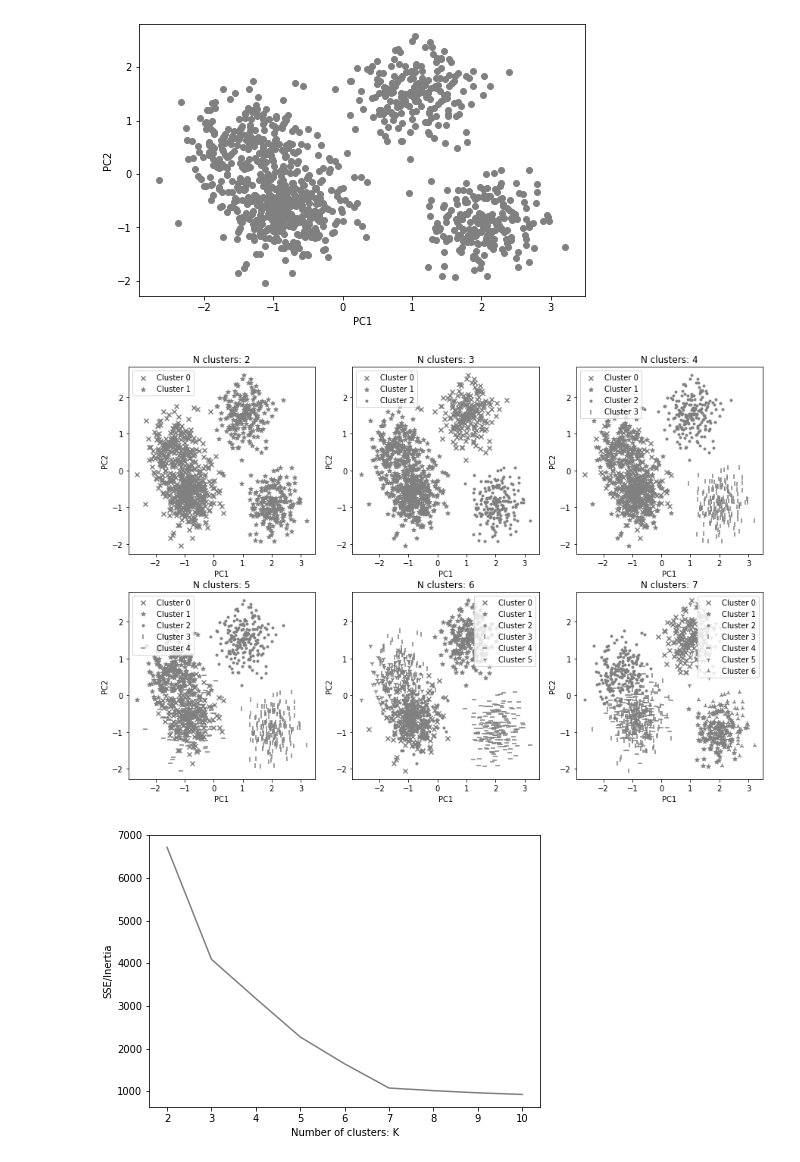
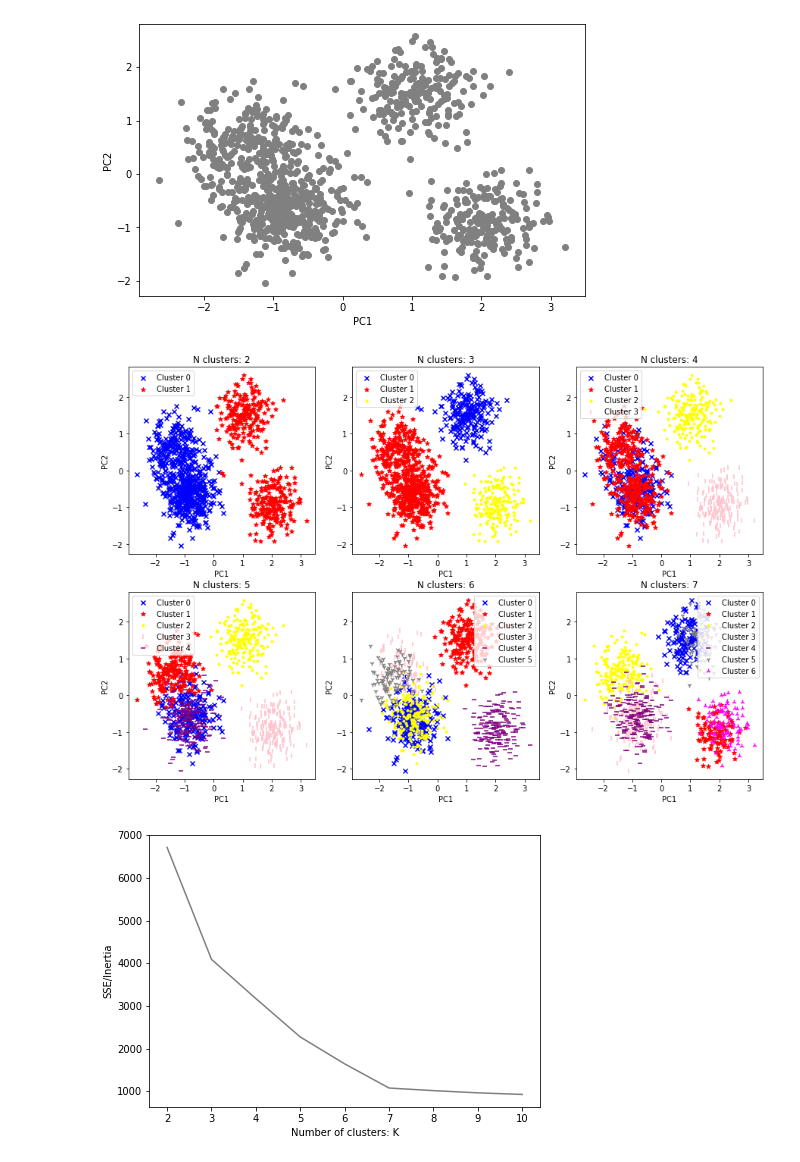
Before and after one commit to alexlopespereira/idp_competenciasdegestao, a Jupyter notebook: Notebooks/Aula3/DS_MKT_Blanchard/Aula3_Segmentacao.ipynb, the cells around one changed output. Cells and saved outputs as stored; diff of their text form; code cells hidden in the pictures.

```diff
--- a/Notebooks/Aula3/DS_MKT_Blanchard/Aula3_Segmentacao.ipynb
+++ b/Notebooks/Aula3/DS_MKT_Blanchard/Aula3_Segmentacao.ipynb
@@ -415,5 +416,4 @@ data_scaled = data0.copy()
 from sklearn.preprocessing import StandardScaler
 scaler = StandardScaler()
 
-data_scaled[cluster_cols] = scaler.fit_transform\
-                            (data0[cluster_cols])
+data_scaled[cluster_cols] = scaler.fit_transform(data0[cluster_cols])
@@ -436,29 +452,30 @@ plt.show()
 # %%
 from sklearn.cluster import KMeans
 
 markers = ['x', '*', '.', '|', '_', '1', '2']
+color = ['blue', 'red', 'yellow', 'pink', 'purple', 'gray', 'magenta']
 
 plt.figure(figsize=[15,10])
 for n in range(2,8):
     model = KMeans(n_clusters=n, random_state=42)
     data_scaled['Cluster']= model.fit_predict\
                             (data_scaled[cluster_cols])
 
     plt.subplot(2,3, n-1)
     for clust in range(n):
         temp = data_scaled[data_scaled.Cluster == clust]
         plt.scatter(temp.pc1, temp.pc2, \
                     marker=markers[clust], \
                     label="Cluster "+str(clust), \
-                    color='gray')
+                    color=color[clust])
         plt.xlabel("PC1")
         plt.ylabel("PC2")
         plt.legend()
         plt.title("N clusters: "+str(n))
 
 plt.show()
 # %% [output]
-[figure, old version]
+[figure, new version]
 # %%
 inertia_scores = []
 
```
Also changed, not shown: parts of 2 cells of this notebook.
